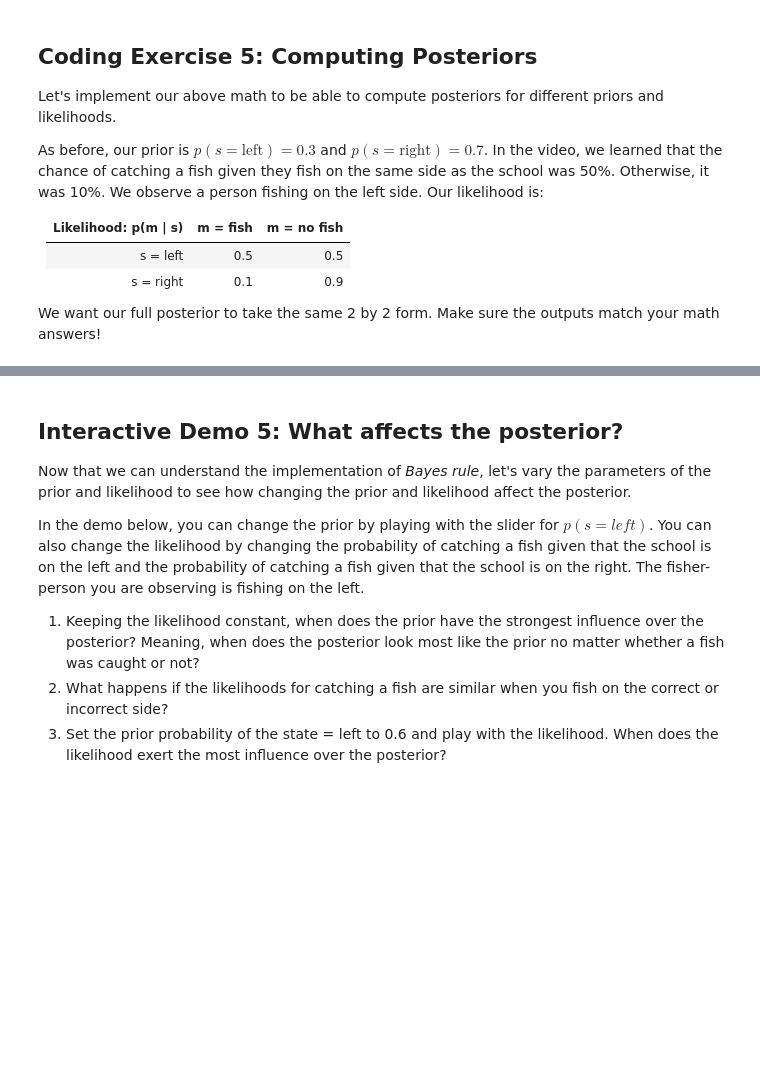
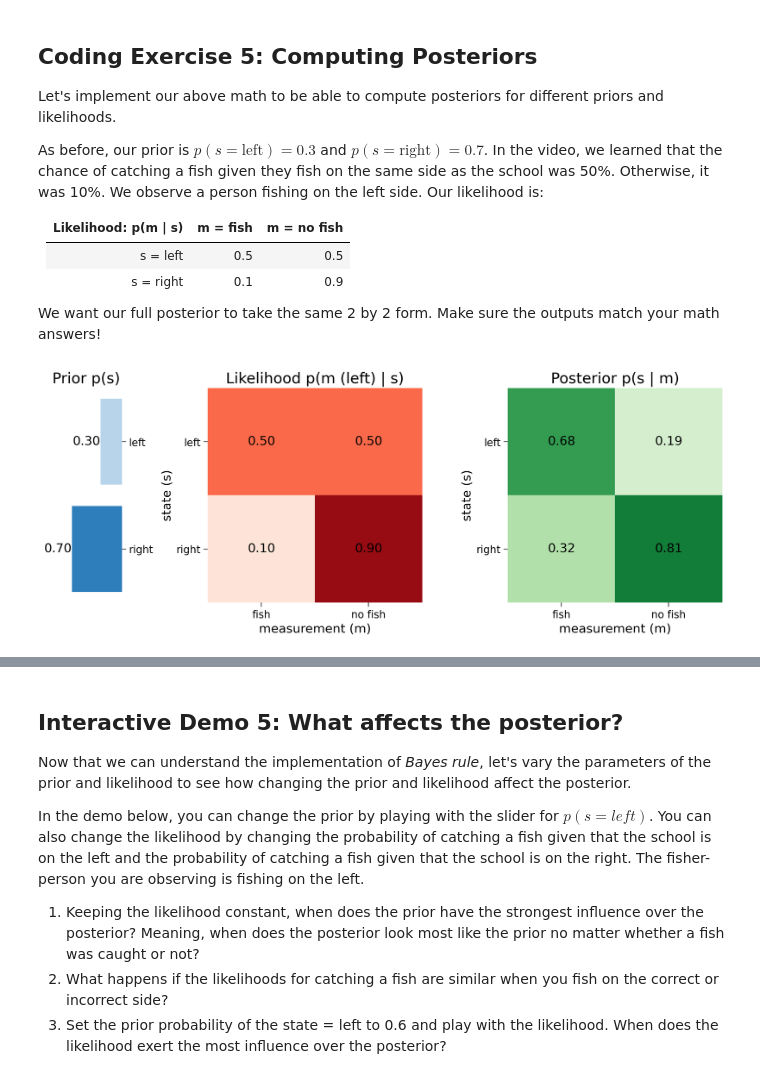
Before and after one commit to heathlarsson/course-content, a Jupyter notebook: tutorials/W3D1_BayesianDecisions/W3D1_Tutorial1.ipynb, the cells around one changed output, grey strips where cells are left out. Drawn from its saved outputs; the diff is of its cells as text; code cells hidden in the pictures; blank space fills up the shorter version.

```diff
--- a/tutorials/W3D1_BayesianDecisions/W3D1_Tutorial1.ipynb
+++ b/tutorials/W3D1_BayesianDecisions/W3D1_Tutorial1.ipynb
@@ -1417,41 +1413,37 @@ def compute_posterior(likelihood, prior):
                     number of state options, j is number of measurement options
     prior (ndarray): i x 1 array with prior probability of each state
 
   Returns:
     ndarray: i x j array with posterior probabilities where i is
             number of state options, j is number of measurement options
 
   """
 
-  #################################################
-  ## TODO for students ##
-  # Fill out function and remove
-  raise NotImplementedError("Student exercise: implement compute_posterior")
-  #################################################
-
   # Compute unnormalized posterior (likelihood times prior)
-  posterior = ... # first row is s = left, second row is s = right
+  posterior = prior * likelihood
 
   # Compute p(m)
   p_m = np.sum(posterior, axis = 0)
 
   # Normalize posterior (divide elements by p_m)
-  posterior /= ...
+  posterior /= p_m
 
   return posterior
 
 
 # Make prior
 prior = np.array([0.3, 0.7]).reshape((2, 1)) # first row is s = left, second row is s = right
 
 # Make likelihood
 likelihood = np.array([[0.5, 0.5], [0.1, 0.9]]) # first row is s = left, second row is s = right
 
 # Compute posterior
 posterior = compute_posterior(likelihood, prior)
 
 # Visualize
 plot_prior_likelihood_posterior(prior, likelihood, posterior)
+# %% [output]
+[figure, added]
 # %%
 # to_remove solution
 
```
Also changed, not shown: parts of 28 cells of this notebook.
